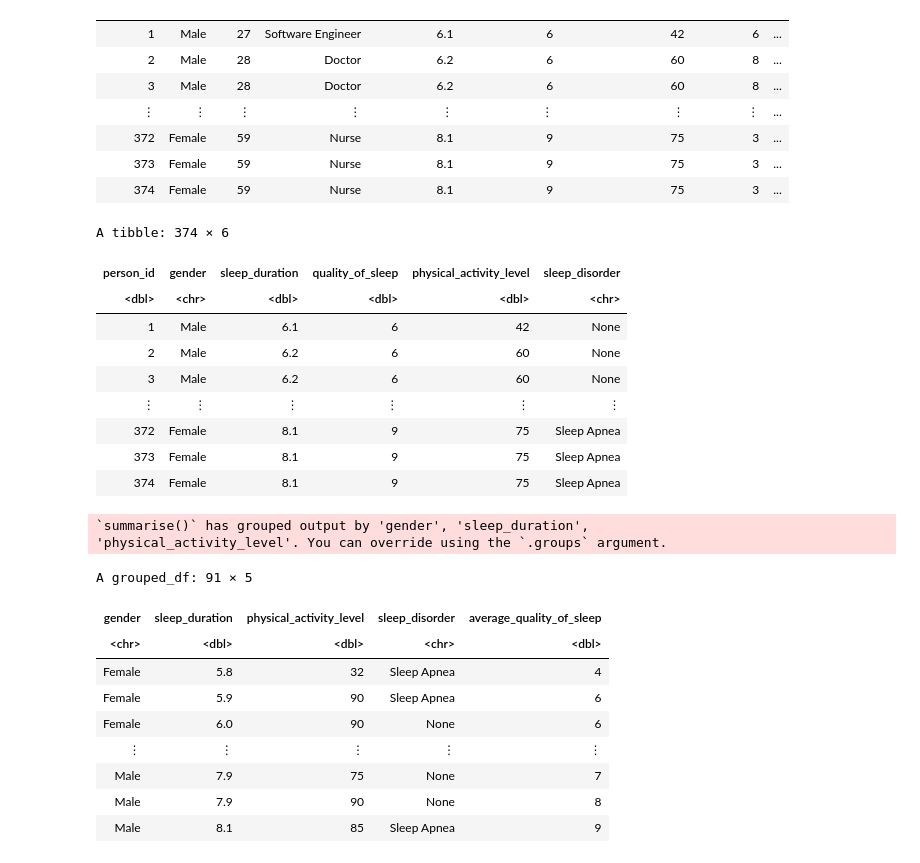
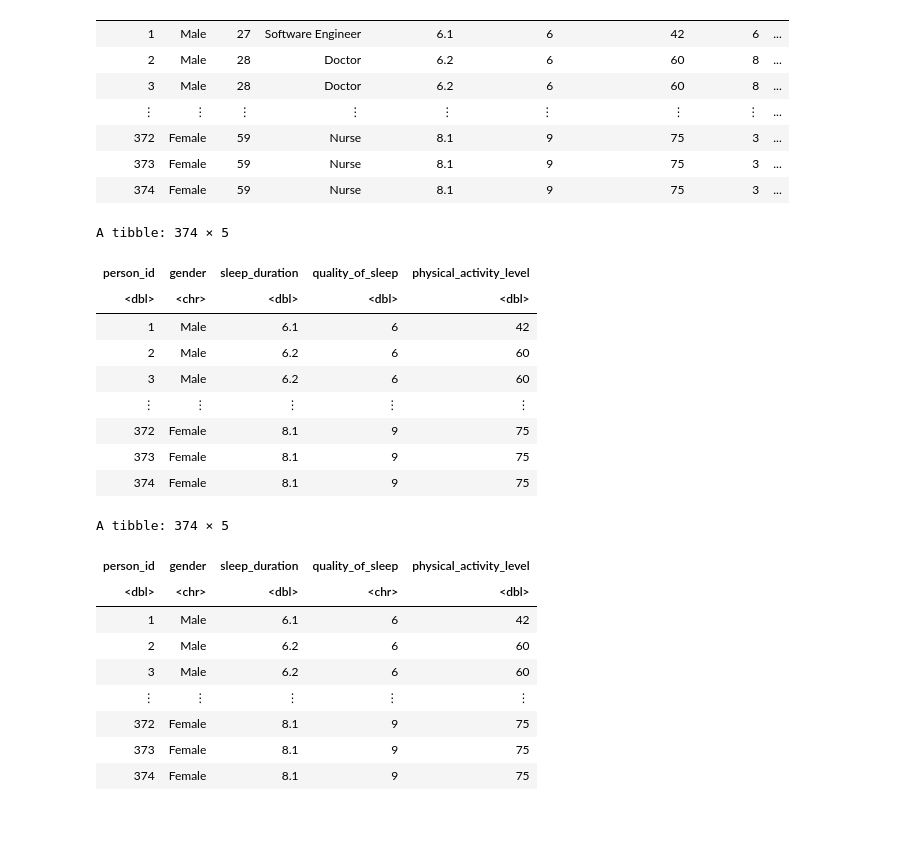
Before and after one commit to ptank1/dsci-100-2023w1-group-30, a Jupyter notebook: sleep_data_analysis.ipynb, the cells around one changed output. Saved outputs shown, nothing was run; the diff lists cells and outputs as text; code cells hidden in the pictures; blank space fills up the shorter version.

```diff
--- a/sleep_data_analysis.ipynb
+++ b/sleep_data_analysis.ipynb
@@ -64,38 +64,36 @@ A spec_tbl_df: 374 × 13
 # %%
 sleep_data_select <- sleep_data |>
 separate(col = blood_pressure, into = c("systolic_blood_pressure", "diastolic_blood_pressure"), sep = "/") |>
-select(person_id, gender, sleep_duration, quality_of_sleep, physical_activity_level, sleep_disorder)
+select(person_id, gender, sleep_duration, quality_of_sleep, physical_activity_level)
+
 
 
 sleep_data_select
 # %% [output]
-A tibble: 374 × 6
+A tibble: 374 × 5
-| person_id | gender | sleep_duration | quality_of_sleep | physical_activity_level | sleep_disorder |
-| <dbl> | <chr> | <dbl> | <dbl> | <dbl> | <chr> |
-| 1 | Male | 6.1 | 6 | 42 | None |
-| 2 | Male | 6.2 | 6 | 60 | None |
-| 3 | Male | 6.2 | 6 | 60 | None |
-| ⋮ | ⋮ | ⋮ | ⋮ | ⋮ | ⋮ |
-| 372 | Female | 8.1 | 9 | 75 | Sleep Apnea |
-| 373 | Female | 8.1 | 9 | 75 | Sleep Apnea |
-| 374 | Female | 8.1 | 9 | 75 | Sleep Apnea |
+| person_id | gender | sleep_duration | quality_of_sleep | physical_activity_level |
+| <dbl> | <chr> | <dbl> | <dbl> | <dbl> |
+| 1 | Male | 6.1 | 6 | 42 |
+| 2 | Male | 6.2 | 6 | 60 |
+| 3 | Male | 6.2 | 6 | 60 |
+| ⋮ | ⋮ | ⋮ | ⋮ | ⋮ |
+| 372 | Female | 8.1 | 9 | 75 |
+| 373 | Female | 8.1 | 9 | 75 |
+| 374 | Female | 8.1 | 9 | 75 |
 # %%
 sleep_data_tidy <- sleep_data_select |>
-group_by(gender, sleep_duration, physical_activity_level, sleep_disorder) |>
-summarize(average_quality_of_sleep = mean(quality_of_sleep))
+mutate(quality_of_sleep = as.character(quality_of_sleep))
 
 sleep_data_tidy
 # %% [output]
-`summarise()` has grouped output by 'gender', 'sleep_duration',
-'physical_activity_level'. You can override using the `.groups` argument.
+A tibble: 374 × 5
-A grouped_df: 91 × 5
-| gender | sleep_duration | physical_activity_level | sleep_disorder | average_quality_of_sleep |
-| <chr> | <dbl> | <dbl> | <chr> | <dbl> |
-| Female | 5.8 | 32 | Sleep Apnea | 4 |
-| Female | 5.9 | 90 | Sleep Apnea | 6 |
-| Female | 6.0 | 90 | None | 6 |
+| person_id | gender | sleep_duration | quality_of_sleep | physical_activity_level |
+| <dbl> | <chr> | <dbl> | <chr> | <dbl> |
+| 1 | Male | 6.1 | 6 | 42 |
+| 2 | Male | 6.2 | 6 | 60 |
+| 3 | Male | 6.2 | 6 | 60 |
 | ⋮ | ⋮ | ⋮ | ⋮ | ⋮ |
-| Male | 7.9 | 75 | None | 7 |
-| Male | 7.9 | 90 | None | 8 |
-| Male | 8.1 | 85 | Sleep Apnea | 9 |
+| 372 | Female | 8.1 | 9 | 75 |
+| 373 | Female | 8.1 | 9 | 75 |
+| 374 | Female | 8.1 | 9 | 75 |
 # %%
```
Also changed, not shown: parts of 8 cells of this notebook.
